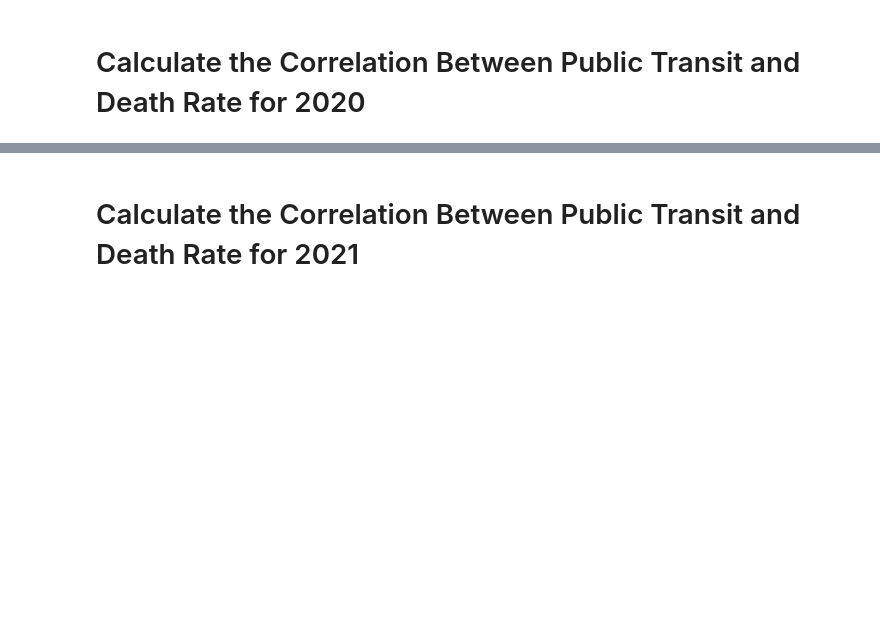
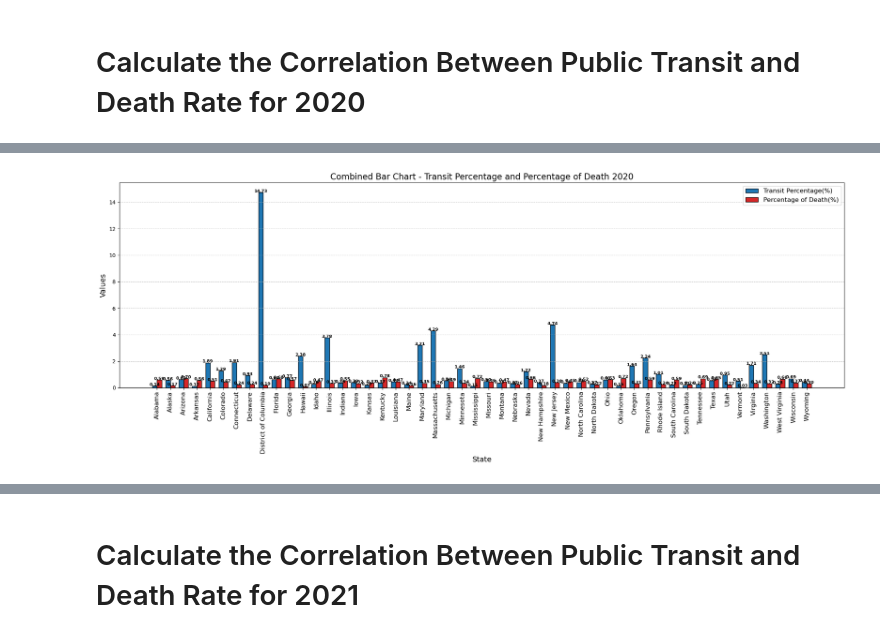
Before and after one commit to willbang548/Group_1, a Jupyter notebook: main.ipynb, the cells around one changed output, grey strips where cells are left out. Cells and saved outputs as stored; diff of their text form; code cells hidden in the pictures; blank space fills up the shorter version.

Commit message:
add graphs

```diff
--- a/main.ipynb
+++ b/main.ipynb
@@ -126,3 +138,45 @@ transit_percentage_death = transit_percentage_death.dropna()
+# %%
+#combine the transit percentage and the percentage of death into a new dataframe
+transit_percentage_death = pd.merge(merged_df, percentage_death, how = "right", on="State")
+transit_percentage_death=transit_percentage_death.drop(columns=['Population_y','Population_x','COVID-19 Deaths','Transit', 'COVID-19 Deaths'])
+#drop the nan values
+transit_percentage_death = transit_percentage_death.dropna()
+transit_percentage_death.head()
+
+#plot the transit percentage and the percentage of death by state on the same plot
+bar_width = 0.35
+index = np.arange(len(transit_percentage_death))
+
+# Create a figure with a custom size
+fig, ax = plt.subplots(figsize=(20, 8))
+
+# Plot the Transit Percentage bar chart
+ax.bar(index - bar_width / 2, transit_percentage_death['Transit Percentage(%)'], bar_width, color='#1f77b4', edgecolor='black', label='Transit Percentage(%)')
+
+# Plot the Percentage of Death bar chart
+ax.bar(index + bar_width / 2, transit_percentage_death['Percentage of Death(%)'], bar_width, color='#d62728', edgecolor='black', label='Percentage of Death(%)')
+
+# Add labels, title, and legend
+ax.set_xlabel('State', fontsize=14)
+ax.set_ylabel('Values', fontsize=14)
+ax.set_title('Combined Bar Chart - Transit Percentage and Percentage of Death 2020', fontsize=16)
+plt.xticks(index, transit_percentage_death['State'], rotation=90, fontsize=12)
+ax.legend(fontsize=12)
+
+# Add gridlines
+ax.grid(axis='y', linestyle='--', alpha=0.7)
+
+# Add values above bars
+for i, (t_value, d_value) in enumerate(zip(transit_percentage_death['Transit Percentage(%)'], transit_percentage_death['Percentage of Death(%)'])):
+    ax.text(i - bar_width / 2, t_value + 0.01, f"{t_value:.2f}", ha='center', fontsize=8, fontweight='bold')
+    ax.text(i + bar_width / 2, d_value + 0.01, f"{d_value:.2f}", ha='center', fontsize=8, fontweight='bold')
+
+plt.tight_layout()
+plt.savefig("figs/Combined Bar Chart - Transit Percentage and Percentage of Death 2020.png")
+# Display the plot
+plt.show()
+# %% [output]
+[figure, added]
 # %%
 
 
```
Also changed, not shown: parts of 17 cells of this notebook, 2 other files.
